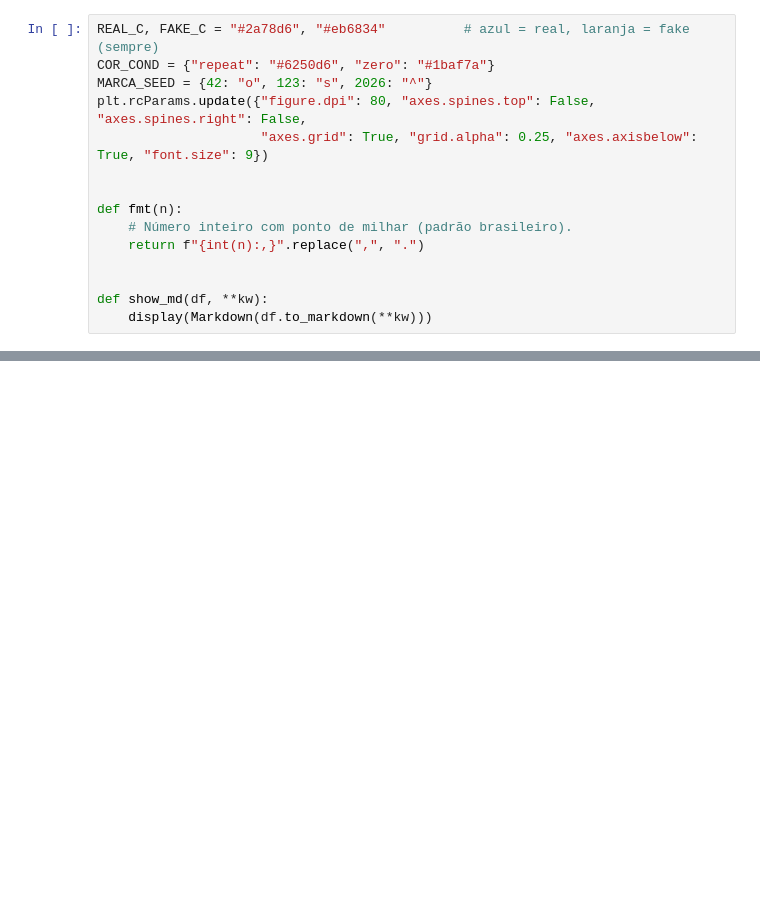
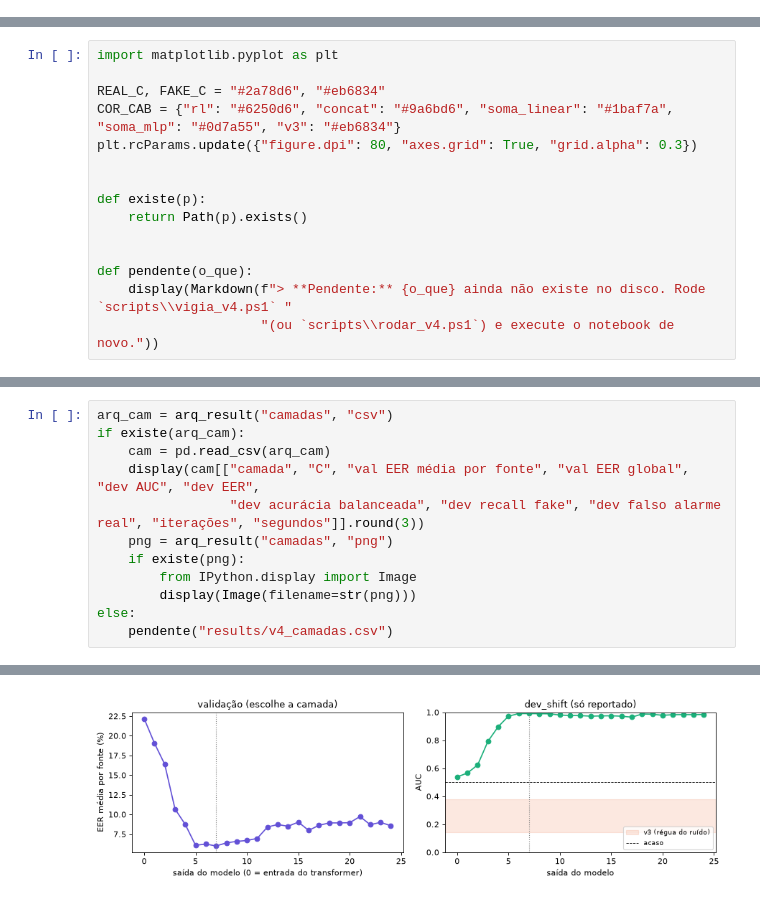
Before and after one commit to FredericoAyres/projeto_final_AI, a Jupyter notebook: notebook.ipynb, the cells around one changed output, grey strips where cells are left out. Cells and saved outputs as stored; diff of their text form; blank space fills up the shorter version.

```diff
--- a/notebook.ipynb
+++ b/notebook.ipynb
@@ -293,15 +0,0 @@ execuções: v3_repeat_s42, v3_zero_s42, v3_repeat_s123, v3_zero_s123, v3_repeat
-# %%
-REAL_C, FAKE_C = "#2a78d6", "#eb6834"          # azul = real, laranja = fake (sempre)
-COR_COND = {"repeat": "#6250d6", "zero": "#1baf7a"}
-MARCA_SEED = {42: "o", 123: "s", 2026: "^"}
-plt.rcParams.update({"figure.dpi": 80, "axes.spines.top": False, "axes.spines.right": False,
-                     "axes.grid": True, "grid.alpha": 0.25, "axes.axisbelow": True, "font.size": 9})
-
-
-def fmt(n):
-    # Número inteiro com ponto de milhar (padrão brasileiro).
-    return f"{int(n):,}".replace(",", ".")
-
-
-def show_md(df, **kw):
-    display(Markdown(df.to_markdown(**kw)))
@@ -1040,0 +233,15 @@ Registradas em `docs/HISTORICO_VERSOES.md`, seção f: modelo pré-treinado cong
+# %%
+import matplotlib.pyplot as plt
+
+REAL_C, FAKE_C = "#2a78d6", "#eb6834"
+COR_CAB = {"rl": "#6250d6", "concat": "#9a6bd6", "soma_linear": "#1baf7a", "soma_mlp": "#0d7a55", "v3": "#eb6834"}
+plt.rcParams.update({"figure.dpi": 80, "axes.grid": True, "grid.alpha": 0.3})
+
+
+def existe(p):
+    return Path(p).exists()
+
+
+def pendente(o_que):
+    display(Markdown(f"> **Pendente:** {o_que} ainda não existe no disco. Rode `scripts\\vigia_v4.ps1` "
+                     "(ou `scripts\\rodar_v4.ps1`) e execute o notebook de novo."))
@@ -1040,0 +448,13 @@ Registradas em `docs/HISTORICO_VERSOES.md`, seção f: modelo pré-treinado cong
+# %%
+arq_cam = arq_result("camadas", "csv")
+if existe(arq_cam):
+    cam = pd.read_csv(arq_cam)
+    display(cam[["camada", "C", "val EER média por fonte", "val EER global", "dev AUC", "dev EER",
+                 "dev acurácia balanceada", "dev recall fake", "dev falso alarme real", "iterações", "segundos"]].round(3))
+    png = arq_result("camadas", "png")
+    if existe(png):
+        from IPython.display import Image
+        display(Image(filename=str(png)))
+else:
+    pendente("results/v4_camadas.csv")
+# %% [output]
@@ -1040,0 +478 @@ Registradas em `docs/HISTORICO_VERSOES.md`, seção f: modelo pré-treinado cong
+[figure, added]
```
Also changed, not shown: parts of 92 cells of this notebook, 36 other files.
